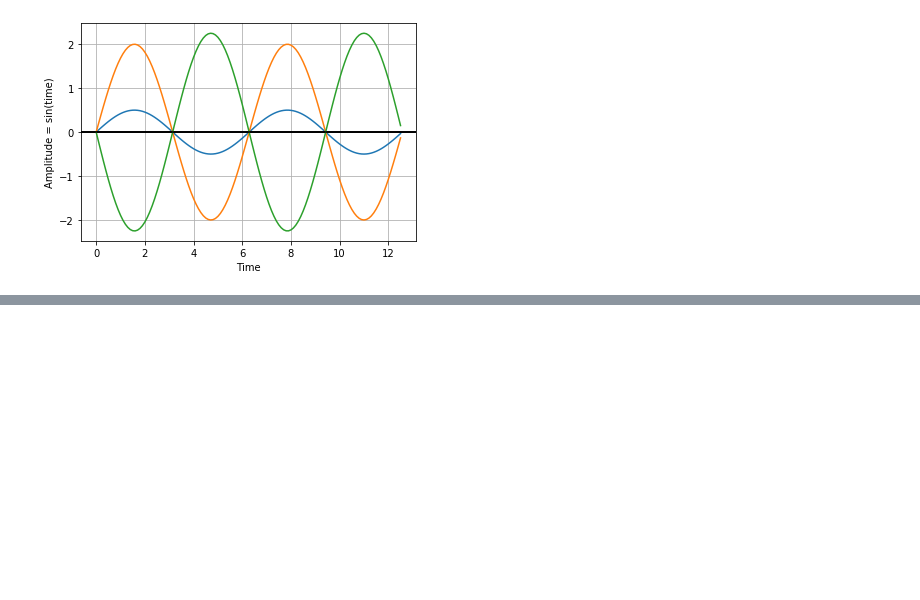
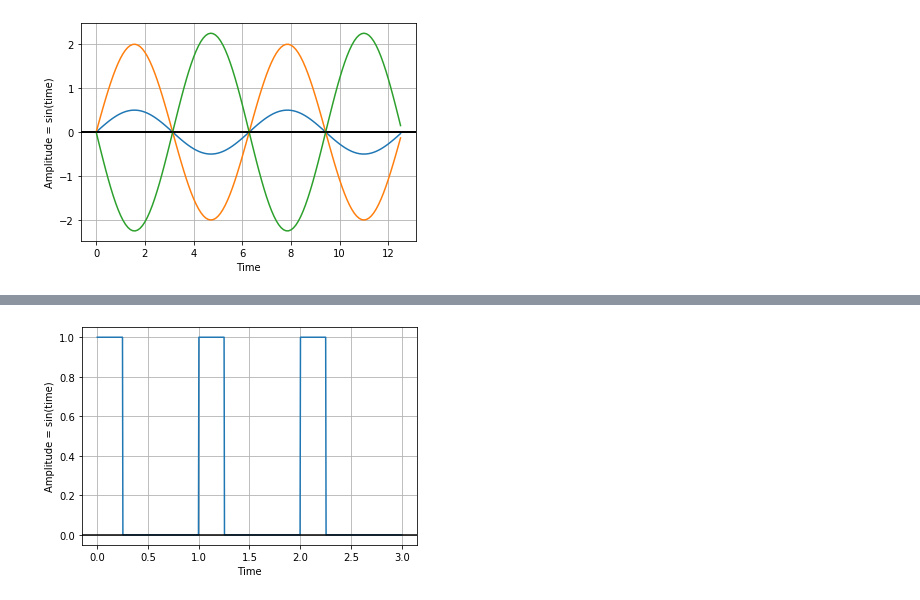
Before and after one commit to Santhosh-KS/from_first_principles, a Jupyter notebook: opAmps_from_first_principles_control_systems.ipynb, the cells around one changed output, grey strips where cells are left out. Cells and saved outputs as stored; diff of their text form; code cells hidden in the pictures; blank space fills up the shorter version.

```diff
--- a/opAmps_from_first_principles_control_systems.ipynb
+++ b/opAmps_from_first_principles_control_systems.ipynb
@@ -102,0 +137,17 @@ plotData(t1,[a1,a2,v_out])
+# %%
+def pwm(duty_cycle=0.5, time_period=1, v_max=1, v_min=0):
+    wave = []
+    one_cycle_samples = 250
+    samples =  one_cycle_samples
+    total_samples = np.linspace(0.0,time_period,time_period * samples)
+    for t in range(int(time_period)):
+        for s in range(samples):
+            if s < one_cycle_samples*duty_cycle:
+                wave.append(v_max)
+            else:
+                wave.append(v_min)
+    return (total_samples,wave)
+# %%
+t,w = pwm(duty_cycle=.25,time_period=3,v_max=1, v_min=0)
+signalGenerator([t],[w])
+# %% [output]
@@ -102,0 +155 @@ plotData(t1,[a1,a2,v_out])
+[figure, added]
```
Also changed, not shown: parts of 10 cells of this notebook.
